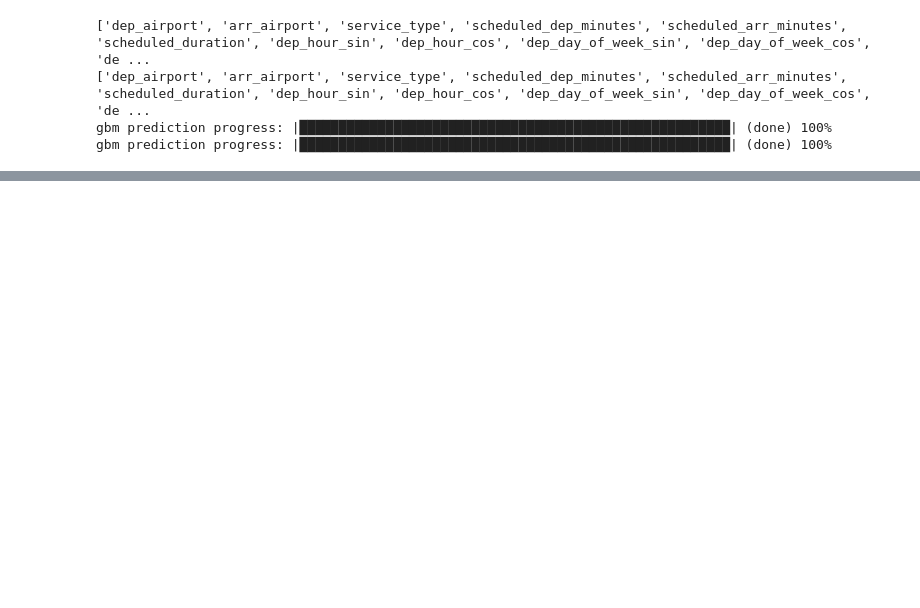
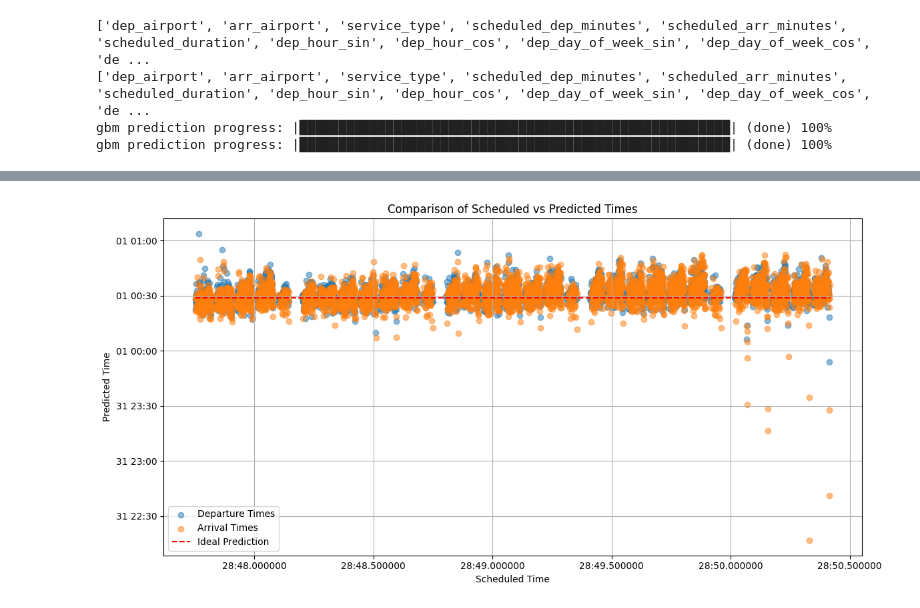
Before and after one commit to tobiasfremming/AvinorHackathon, a Jupyter notebook: prediction/h2o_regression_pipeline2.ipynb, the cells around one changed output, grey strips where cells are left out. Saved outputs shown, nothing was run; the diff lists cells and outputs as text; code cells hidden in the pictures; blank space fills up the shorter version.

```diff
--- a/prediction/h2o_regression_pipeline2.ipynb
+++ b/prediction/h2o_regression_pipeline2.ipynb
@@ -530,6 +502,6 @@ h2o.save_model(
 # %%
-dep_predict = h2o.load_model("../models/departure_delay_model/best")
-arr_predict = h2o.load_model("../models/arrival_delay_model/best")
+dep_predict = h2o.load_model("../models/departure_delay_model/best2")
+arr_predict = h2o.load_model("../models/arrival_delay_model/best2")
 # %%
 prediction_df = test[x_arr]
 print(prediction_df.columns)
@@ -659,0 +657,29 @@ No variable importance data available
+# %%
+# Compare predictions with scheduled times
+import matplotlib.pyplot as plt
+
+# Load the predictions
+predictions = prediction_df.copy()
+
+# Convert scheduled times to datetime
+predictions['std'] = pd.to_datetime(predictions['std'])
+predictions['sta'] = pd.to_datetime(predictions['sta'])
+
+# Calculate predicted actual times
+predictions['predicted_atd'] = predictions['std'] + pd.to_timedelta(predictions['predicted_departure_delay'], unit='m')
+predictions['predicted_ata'] = predictions['sta'] + pd.to_timedelta(predictions['predicted_arrival_delay'], unit='m')
+
+# Plot comparison of scheduled vs predicted times
+plt.figure(figsize=(12, 6))
+plt.scatter(predictions['std'], predictions['predicted_atd'], alpha=0.5, label='Departure Times')
+plt.scatter(predictions['sta'], predictions['predicted_ata'], alpha=0.5, label='Arrival Times')
+plt.plot([predictions['std'].min(), predictions['sta'].max()], [predictions['std'].min(), predictions['sta'].max()], 'r--', label='Ideal Prediction')
+plt.xlabel('Scheduled Time')
+plt.ylabel('Predicted Time')
+plt.title('Comparison of Scheduled vs Predicted Times')
+plt.legend()
+plt.grid()
+plt.tight_layout()
+plt.show()
+# %% [output]
+[figure, added]
```
Also changed, not shown: parts of 11 cells of this notebook.
